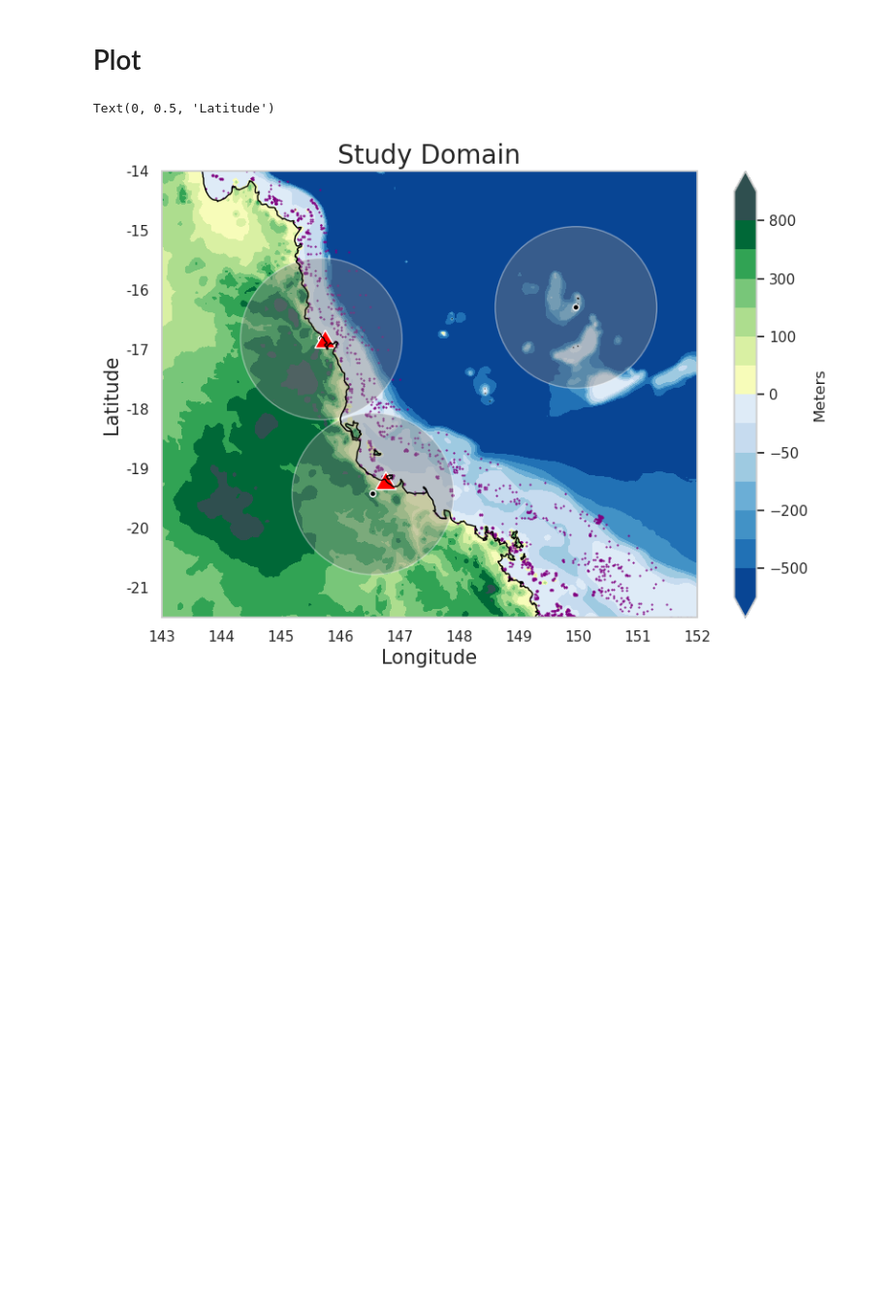
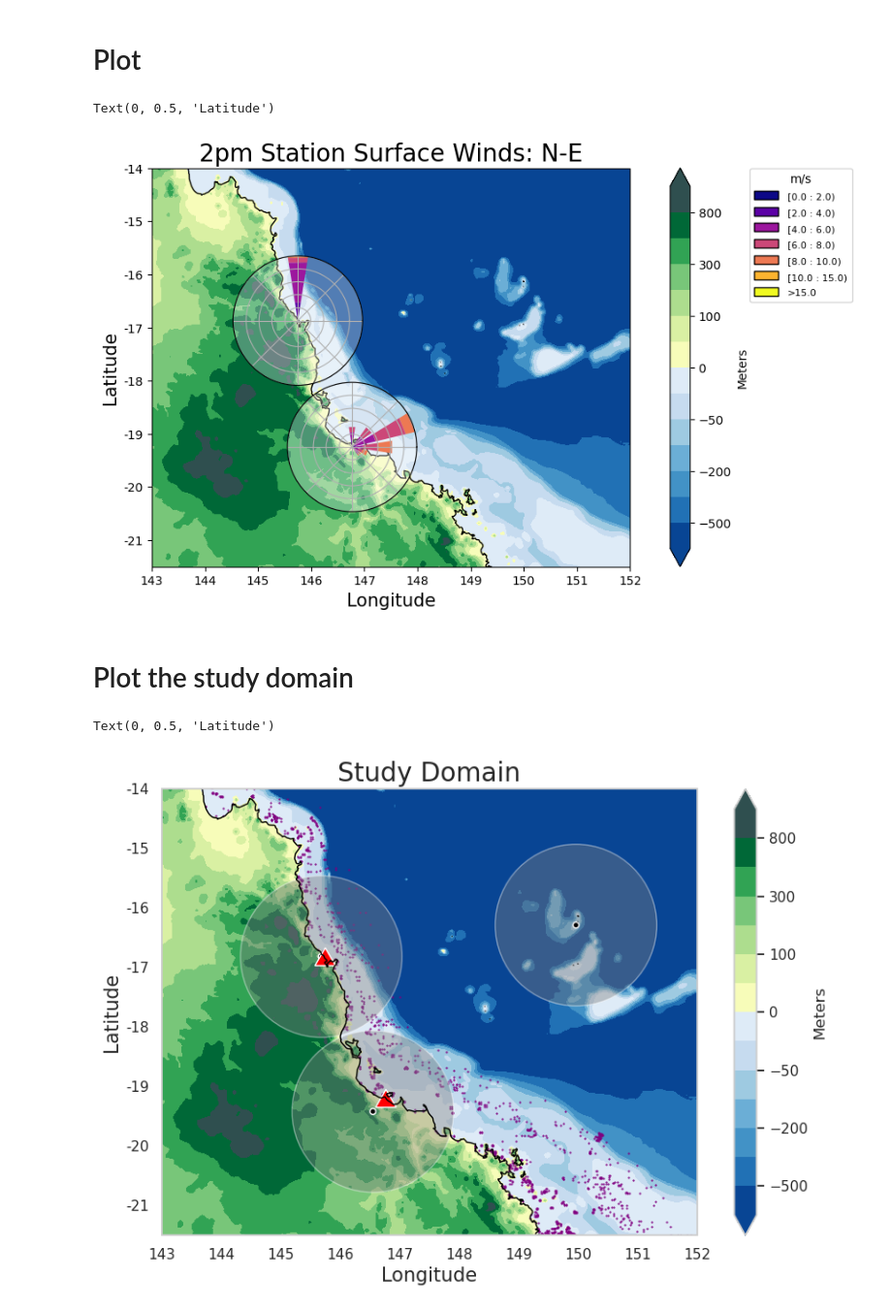
Before and after one commit to alanah-chapman/diurnal-cylces-of-clouds-and-rainfall-over-NE-QLD-during-CBS, a Jupyter notebook: Study_domain.ipynb, the cells around one changed output. Shown: that part at 97% size. Cells and saved outputs as stored; diff of their text form; code cells hidden in the pictures; blank space fills up the shorter version.

```diff
--- a/Study_domain.ipynb
+++ b/Study_domain.ipynb
@@ -52,2 +147,76 @@ gbr_coordinates = np.column_stack((longitudes,latitudes))
 # %% [markdown]
 # Plot
+# %%
+# Plot the study domain with wind station data
+import cartopy.crs as ccrs
+import cartopy.io.img_tiles as cimgt
+import matplotlib.pyplot as plt
+import numpy as np
+from mpl_toolkits.axes_grid1.inset_locator import inset_axes
+import windrose
+
+proj = ccrs.PlateCarree()
+fig = plt.figure(figsize=(12, 6))
+main_ax = fig.add_subplot(1, 1, 1, projection=proj)
+minlon, maxlon, minlat, maxlat = (143, 152, -21.5, -14)
+main_ax.set_extent([minlon, maxlon, minlat, maxlat], crs=proj)
+# main_ax.gridlines(draw_labels=True)
+main_ax.coastlines()
+
+color = ['#084594', '#2171b5', '#4292c6', '#6baed6', '#9ecae1', '#c6dbef', '#deebf7', '#f7fcb9','#d9f0a3','#addd8e',
+         '#78c679','#31a354','#006837','darkslategrey','#d7ccca']
+levels = [-800, -500, -300, -200, -100, -50, -25, 0, 50, 100, 200, 300, 500, 800, 1000]
+cs = main_ax.contourf(lon,lat,topo,levels=levels,extend="both",colors=color)
+cb = plt.colorbar(cs,aspect=20,orientation='vertical',ax=main_ax)
+
+# plot gbr locations
+# main_ax.scatter(gbr_coordinates[:, 0], gbr_coordinates[:, 1], color='magenta', marker='o',s=0.3)
+
+# Coordinates of the station we were measuring windspeed
+cham_lon, cham_lat = (146.77,-19.25)
+passy_lon, passy_lat = (145.75,-16.87)
+
+# Inset axe it with a fixed size
+wrax_cham = inset_axes(
+    main_ax,
+    width=1.5,  # size in inches
+    height=1.5,  # size in inches
+    loc="center",  # center bbox at given position
+    bbox_to_anchor=(cham_lon, cham_lat),  # position of the axe
+    bbox_transform=main_ax.transData,  # use data coordinate (not axe coordinate)
+    axes_class=windrose.WindroseAxes,  # specify the class of the axe
+)
+wrax_passy = inset_axes(
+    main_ax,
+    width=1.5,  # size in inches
+    height=1.5,  # size in inches
+    loc="center",  # center bbox at given position
+    bbox_to_anchor=(passy_lon, passy_lat),  # position of the axe
+    bbox_transform=main_ax.transData,  # use data coordinate (not axe coordinate)
+    axes_class=windrose.WindroseAxes,  # specify the class of the axe
+)
+
+# set transparency of wind rose figure
+wrax_passy.patch.set_alpha(0.3)
+wrax_cham.patch.set_alpha(0.3)
+
+# create bar plots
+barT = wrax_cham.bar(two_pm_wdirT, two_pm_wspdT,bins=[0,2,4,6,8,10,15],cmap=cm.plasma)
+barC = wrax_passy.bar(two_pm_wspdC, two_pm_wspdC,bins=[0,2,4,6,8,10,15],cmap=cm.plasma)
+wrax_passy.set_legend(title="m/s",bbox_to_anchor=(4, 0.65, 1, 1))
+
+for ax in [wrax_cham, wrax_passy]:
+    ax.tick_params(labelleft=False, labelbottom=False)
+
+# other plot details
+cb.set_label("Meters")
+main_ax.set_title("2pm Station Surface Winds: N-E",fontsize=20)
+main_ax.set_xticks([143,144,145,146,147,148,149,150,151,152])
+main_ax.set_xticklabels([143,144,145,146,147,148,149,150,151,152])
+main_ax.set_yticks([-21,-20,-19,-18,-17,-16,-15,-14])
+main_ax.set_yticklabels([-21,-20,-19,-18,-17,-16,-15,-14])
+main_ax.set_xlabel("Longitude",fontsize=15)
+main_ax.set_ylabel("Latitude",fontsize=15)
+# %% [output]
+Text(0, 0.5, 'Latitude')
+[figure, added]
@@ -54,3 +255,5 @@ gbr_coordinates = np.column_stack((longitudes,latitudes))
+# %% [markdown]
+# Plot the study domain
 # %%
 # Plot the study domain
 
```
Also changed, not shown: parts of 7 cells of this notebook.
